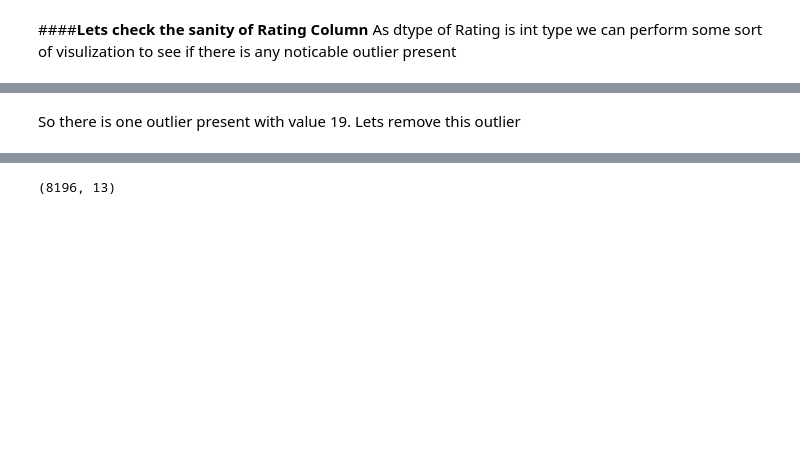
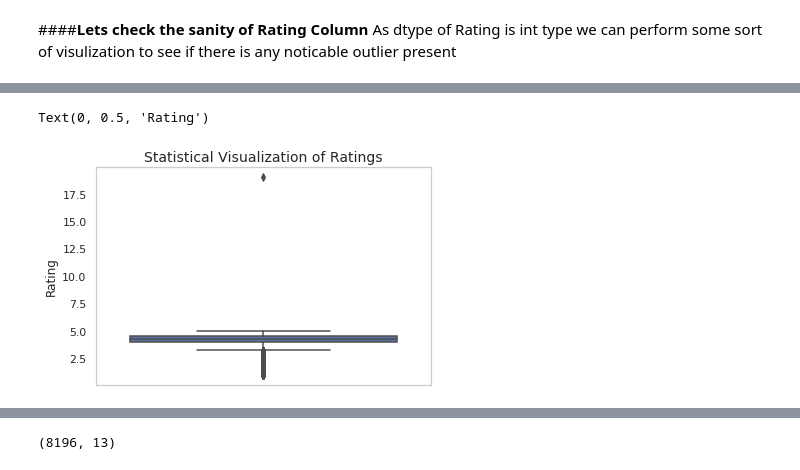
Before and after one commit to sudeep-009/GooglePlayStoreApp-analysis, a Jupyter notebook: Copy_of_Play_Store_App_Review_Analysis_Capstone_Project.ipynb, the cells around one changed output, grey strips where cells are left out. Cells and saved outputs as stored; diff of their text form; code cells hidden in the pictures; blank space fills up the shorter version.

```diff
--- a/Copy_of_Play_Store_App_Review_Analysis_Capstone_Project.ipynb
+++ b/Copy_of_Play_Store_App_Review_Analysis_Capstone_Project.ipynb
@@ -309,2 +290,10 @@ fig.show(renderer="colab")
-# %% [markdown]
-So there is one outlier present with value 19. Lets remove this outlier
+# %%
+%matplotlib inline
+sns.set_theme(style="whitegrid")
+sns.boxplot(y=app_df['Rating'])
+plt.grid(False)
+plt.title('Statistical Visualization of Ratings',size=14)
+plt.ylabel('Rating',size=12)
+# %% [output]
+Text(0, 0.5, 'Rating')
+[figure, added]
```
Also changed, not shown: parts of 90 cells of this notebook.
